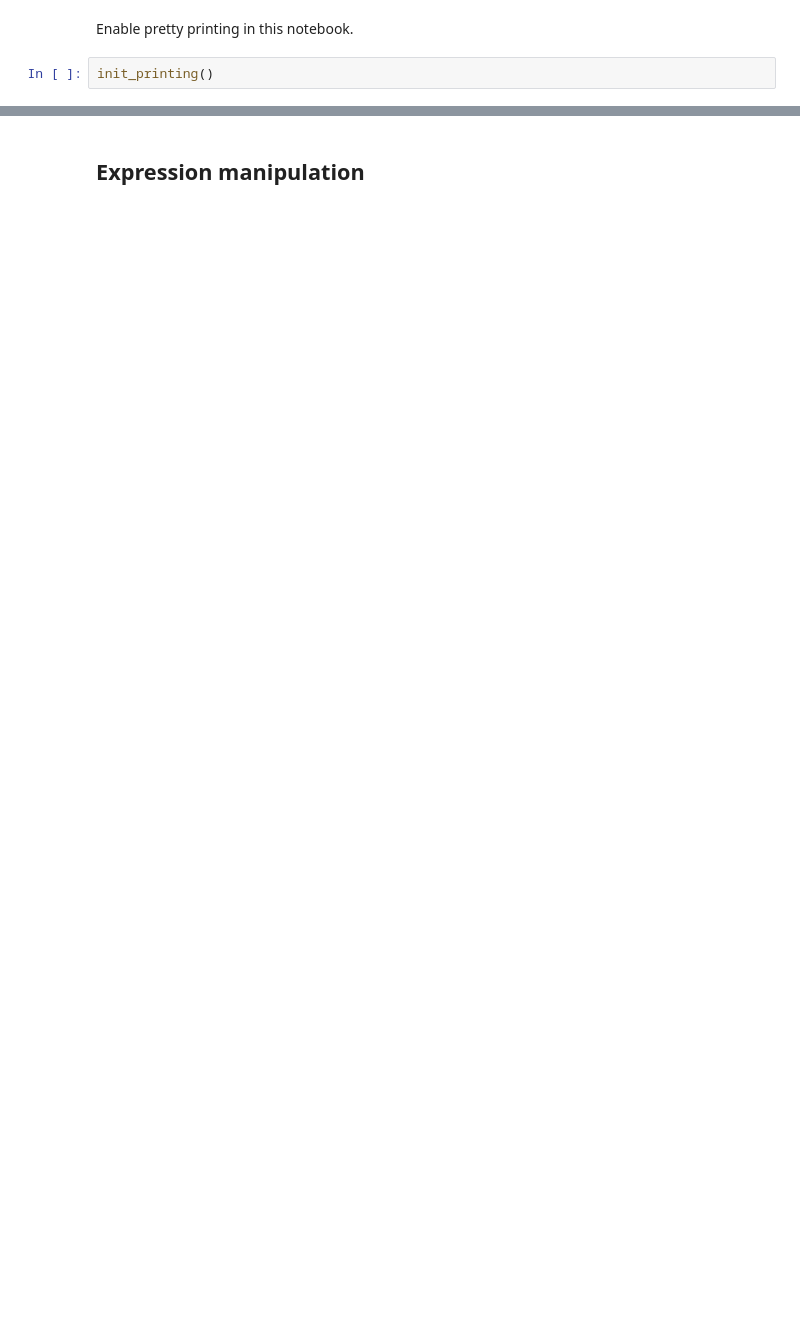
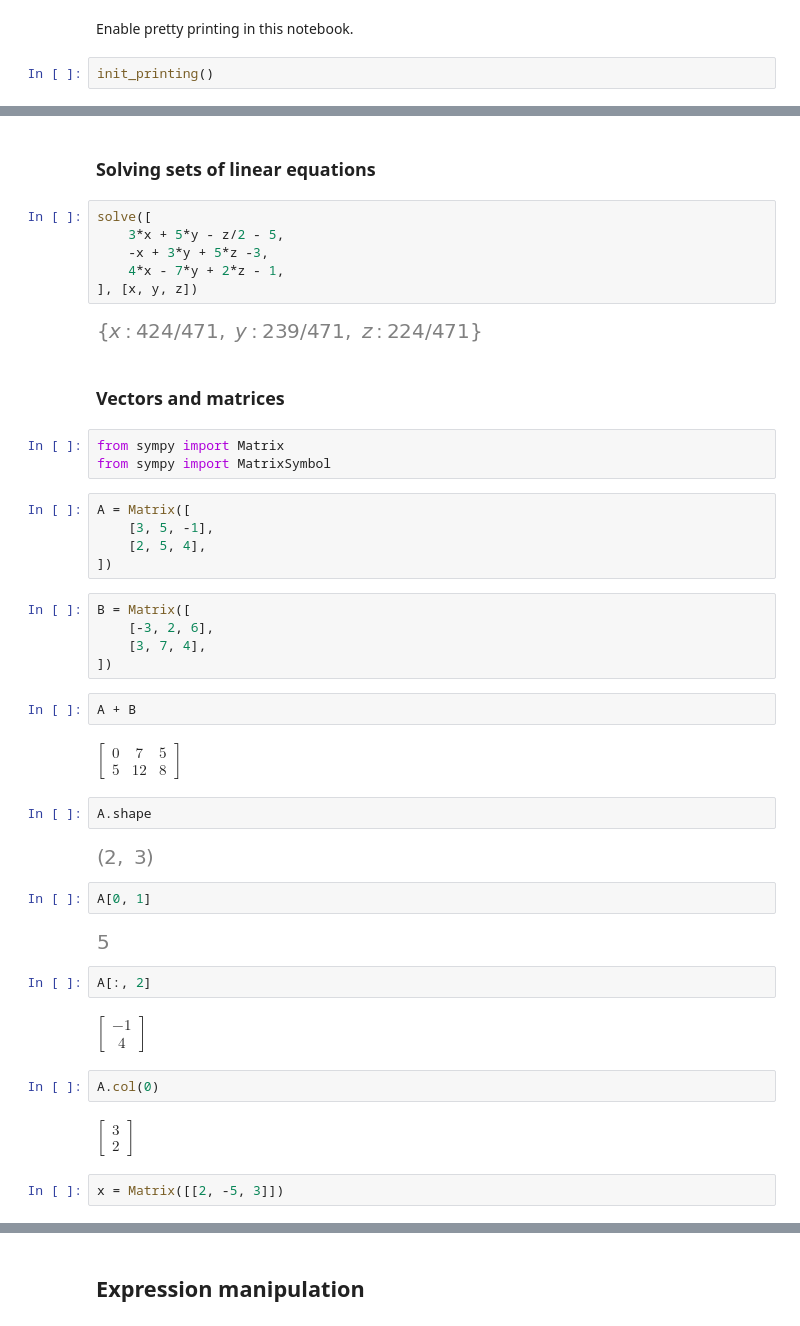
Before and after one commit to gjbex/Scientific-Python, a Jupyter notebook: source-code/sympy/sympy.ipynb, the cells around one changed output, grey strips where cells are left out. Saved outputs shown, nothing was run; the diff lists cells and outputs as text; blank space fills up the shorter version.

```diff
--- a/source-code/sympy/sympy.ipynb
+++ b/source-code/sympy/sympy.ipynb
@@ -10,0 +28,47 @@ init_printing()
+# %% [markdown]
+### Solving sets of linear equations
+# %%
+solve([
+    3*x + 5*y - z/2 - 5,
+    -x + 3*y + 5*z -3,
+    4*x - 7*y + 2*z - 1,
+], [x, y, z])
+# %% [output]
+[figure, added]
+# %% [markdown]
+### Vectors and matrices
+# %%
+from sympy import Matrix
+from sympy import MatrixSymbol
+# %%
+A = Matrix([
+    [3, 5, -1],
+    [2, 5, 4],
+])
+# %%
+B = Matrix([
+    [-3, 2, 6],
+    [3, 7, 4],
+])
+# %%
+A + B
+# %% [output]
+$\displaystyle \left[\begin{matrix}0 & 7 & 5\\5 & 12 & 8\end{matrix}\right]$
+# %%
+A.shape
+# %% [output]
+[figure, added]
+# %%
+A[0, 1]
+# %% [output]
+[figure, added]
+# %%
+A[:, 2]
+# %% [output]
+$\displaystyle \left[\begin{matrix}-1\\4\end{matrix}\right]$
+# %%
+A.col(0)
+# %% [output]
+$\displaystyle \left[\begin{matrix}3\\2\end{matrix}\right]$
+# %%
+x = Matrix([[2, -5, 3]])
```
Also changed, not shown: parts of 35 cells of this notebook.
